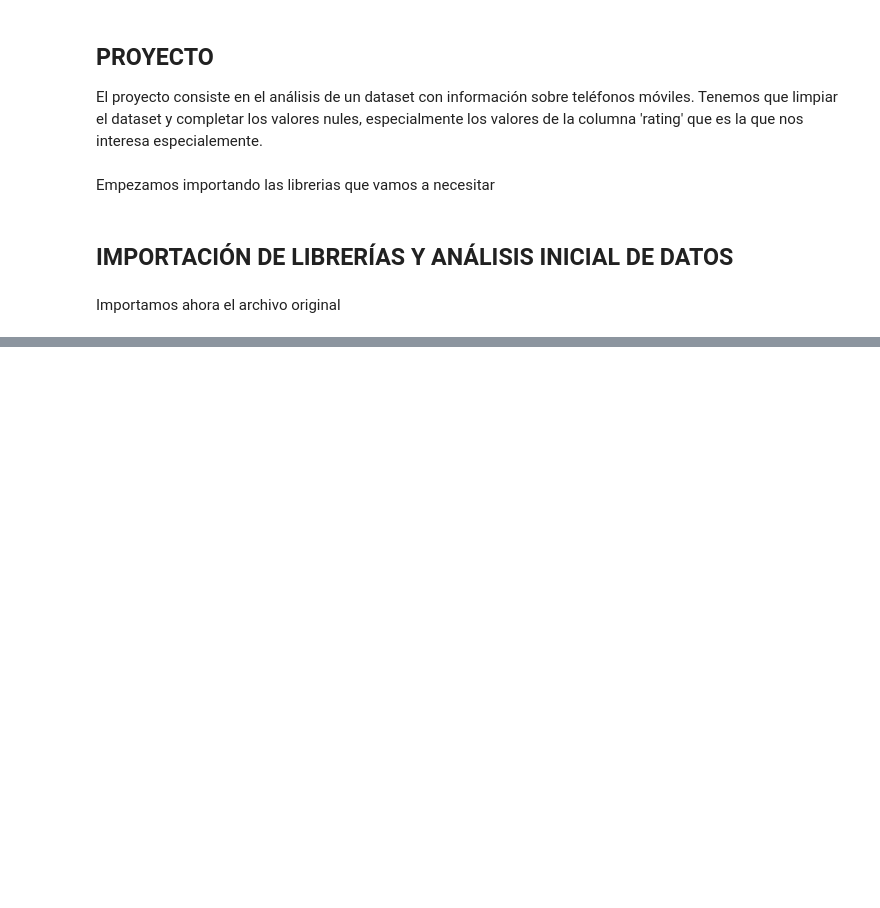
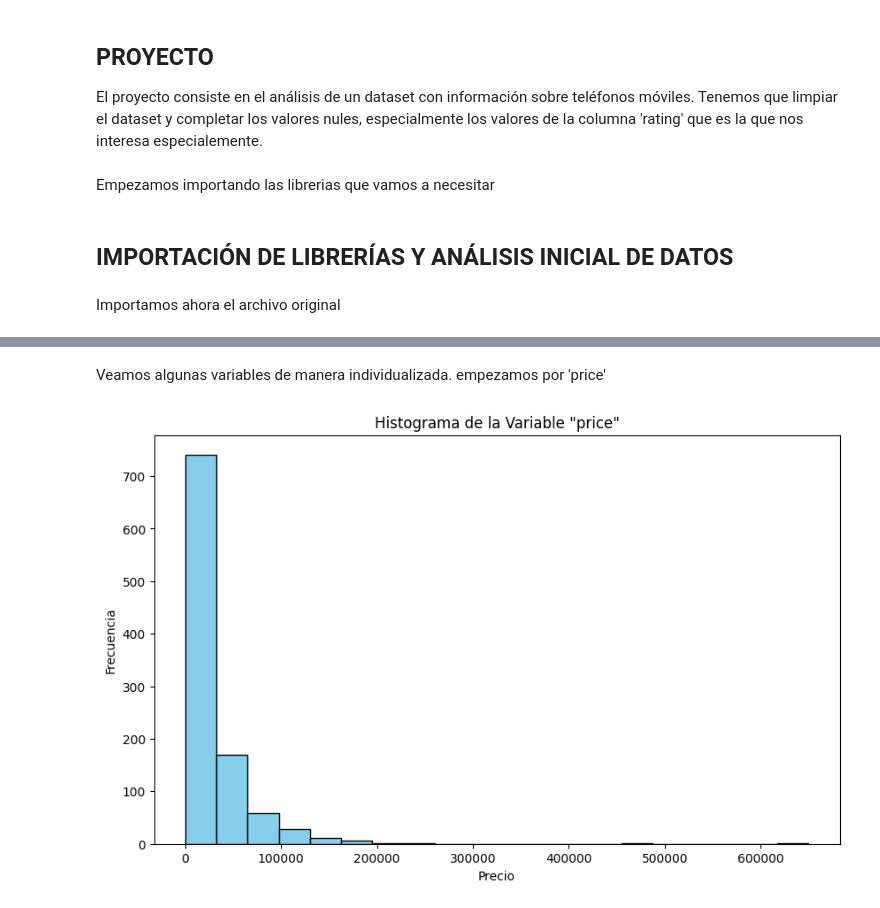
Before and after one commit to manuelangelrodr/EDA_Smartphones, a Jupyter notebook: Manuel_Angel_Rodriguez.ipynb, the cells around one changed output, grey strips where cells are left out. Drawn from its saved outputs; the diff is of its cells as text; code cells hidden in the pictures; blank space fills up the shorter version.

```diff
--- a/Manuel_Angel_Rodriguez.ipynb
+++ b/Manuel_Angel_Rodriguez.ipynb
@@ -44,0 +863,8 @@ df.head(10)
+# %%
+new_order = ['model', 'Brand', 'os',
+    'rating', 'price', 'Processor Name', 'Processor No. of Cores', 'Processor Speed',
+    'Ram Size(GB)', 'Rom Size(GB)', 'Battery Capacity', 'Display Size(inches)',
+    'Display Refresh Rate', 'Rear Camera 1', 'Rear Camera 2', 'Rear Camera 3',
+    'Front Camera', 'External Card Support', '3G', '4G', '5G', 'Vo5G', 'Single Sim', 'Dual Sim',
+    'VoLTE', 'IR Blaster', 'Wi-Fi', 'NFC'
+]
@@ -44,0 +919,11 @@ df.head(10)
+# %% [markdown]
+Veamos algunas variables de manera individualizada. empezamos por 'price'
+# %%
+plt.figure(figsize=(10, 6))
+plt.hist(df_corregido['price'], bins=20, color='skyblue', edgecolor='black')
+plt.title('Histograma de la Variable "price"')
+plt.xlabel('Precio')
+plt.ylabel('Frecuencia')
+plt.show()
+# %% [output]
+[figure, added]
```
Also changed, not shown: parts of 202 cells of this notebook, 8 other files.
